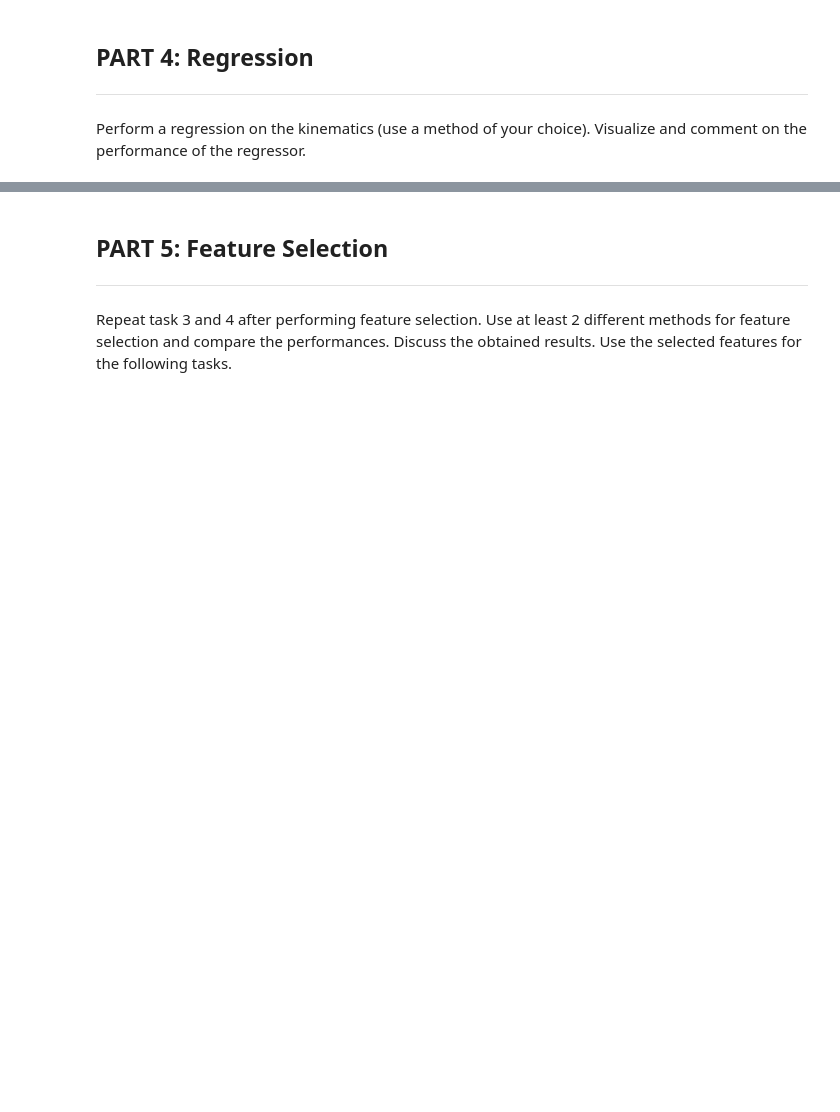
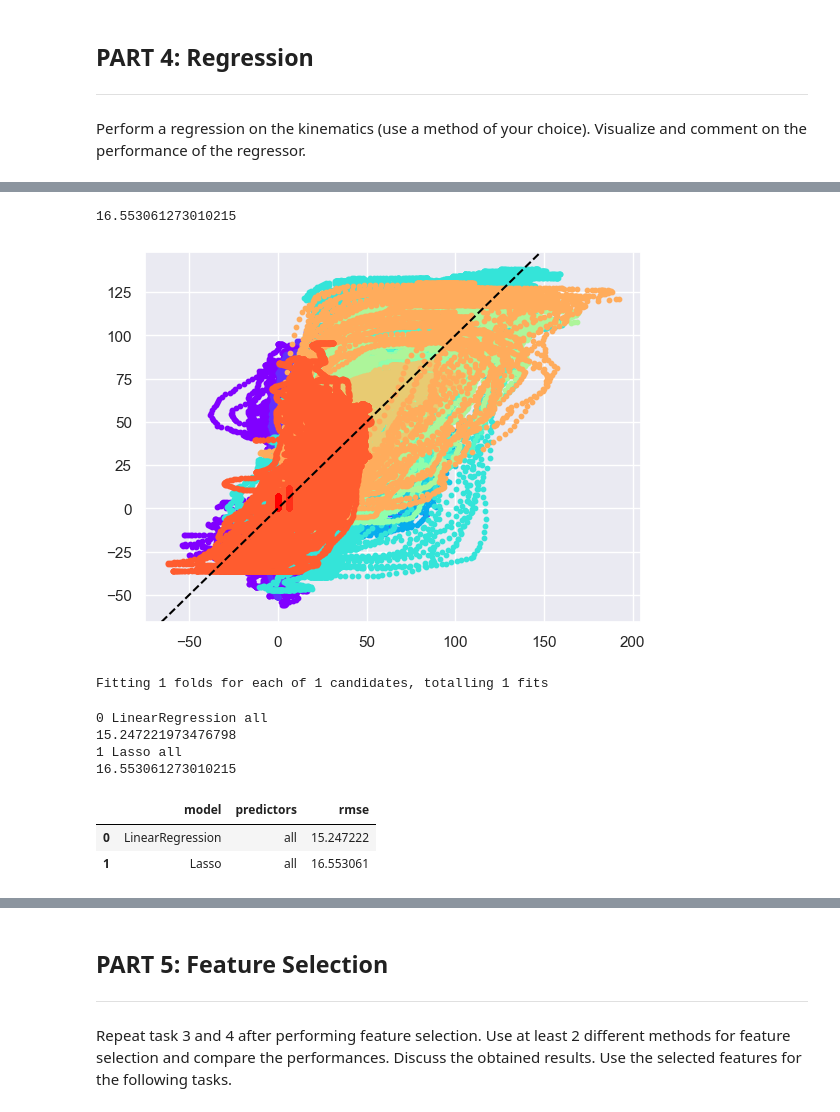
Before and after one commit to claireFriedrich/NSSP, a Jupyter notebook: Miniprojet3/Miniproject 3.ipynb, the cells around one changed output, grey strips where cells are left out. Saved outputs shown, nothing was run; the diff lists cells and outputs as text; code cells hidden in the pictures; blank space fills up the shorter version.

Commit message:
train some methods and write function to train

```diff
--- a/Miniprojet3/Miniproject 3.ipynb
+++ b/Miniprojet3/Miniproject 3.ipynb
@@ -618,7 +639,14 @@ def extract_features(EMG_windows, fs):
 
     X = np.column_stack((mav, maxav, std, rms, wl, ssc, mean_power, tot_power, mean_frequency, median_frequency, peak_frequency))
 
-    return X
+    name_features = []
+    print(X.shape[0])
+    for features in ["mav", "maxav", "std", "rms", "wl", "ssc", "mean_power", "tot_power", "mean_frequency", "median_frequency", "peak_frequency"] :
+        for i in range(EMG_windows.shape[2]):
+            name_features.append("channel_{}_{}".format(i, features))
+        print(features)
+
+    return X, name_features
 # %%
 EMG_train_mean_std, Labels_train_mean = extract_mean_std(EMG_train_window,Labels_train_window)
 EMG_val_mean_std, Labels_val_mean = extract_mean_std(EMG_val_window,Labels_val_window)
@@ -630,10 +658,10 @@ EMG_train_mean_std.shape, Labels_train_mean.shape
 # %%
 print("-------------- Train --------------")
-EMG_train_all_features = extract_features(EMG_train_window, fs)
+EMG_train_all_features, name_feature_train = extract_features(EMG_train_window, fs)
 print("-------------- Validation --------------")
-EMG_val_all_features= extract_features(EMG_val_window, fs)
+EMG_val_all_features, name_features_val= extract_features(EMG_val_window, fs)
 print("-------------- Test --------------")
-EMG_test_all_features = extract_features(EMG_test_window, fs)
+EMG_test_all_features, name_features_test = extract_features(EMG_test_window, fs)
 
 Labels_train_mean = np.mean(Labels_train_window, axis=1)
 Labels_val_mean = np.mean(Labels_val_window, axis=1)
@@ -728,20 +733,0 @@ Random Forest on all features
-# %%
-# Initialize the RandomForestRegressor model
-model = RandomForestRegressor(n_estimators=100, random_state=42)
-
-# Fit the model on the training data
-model.fit(X_train_norm, Labels_train_mean)
-
-# Evaluate the model on the validation data
-validation_score = model.score(X_val_norm, Labels_val_mean)
-
-# Evaluate the model on the test data
-test_score = model.score(X_test_norm, Labels_test_mean)
-
-#Fit and predict using the random forest regressor
-y_pred = model.predict(X_train_norm)
-
-fig, ax = plt.subplots()
-ax.plot(Labels_test_mean[:,2], label="True")
-ax.plot(y_pred, linestyle="--", label="Predicted")
-ax.legend()
@@ -747,0 +872,20 @@ ax.legend()
+# %%
+from sklearn.neighbors import KNeighborsRegressor
+from sklearn.multioutput import MultiOutputRegressor
+
+knn = KNeighborsRegressor()
+regr = MultiOutputRegressor(knn)
+
+mse, y_pred = fit_model(regr, X_train_norm, X_test_norm, Labels_train_mean, Labels_test_mean)
+# %%
+mse
+# %% [output]
+16.553061273010215
+# %%
+plot_prediction(y_pred, Labels_test_mean)
+# %% [output]
+[figure, added]
+# %%
+m = tune_hyperparams_gridsearch(Lasso(), X_train_norm, X_val_norm, Labels_train_mean, Labels_val_mean, {'alpha': np.logspace(-4, -2, 1)})
+# %% [output]
+Fitting 1 folds for each of 1 candidates, totalling 1 fits
@@ -747,0 +894,24 @@ ax.legend()
+# %%
+score = compute_score(models=[
+    LinearRegression(),
+    Lasso(),
+    ],
+    X_train=X_train_norm,
+    X_test=X_test_norm,
+    y_train=Labels_train_mean,
+    y_test=Labels_test_mean,
+    name_features = name_feature_train,
+    predictors={"all": name_feature_train},
+    score_name = "rmse"
+)
+# %% [output]
+0 LinearRegression all
+15.247221973476798
+1 Lasso all
+16.553061273010215
+# %%
+score
+# %% [output]
+|  | model | predictors | rmse |
+| 0 | LinearRegression | all | 15.247222 |
+| 1 | Lasso | all | 16.553061 |
```
Also changed, not shown: parts of 20 cells of this notebook.
